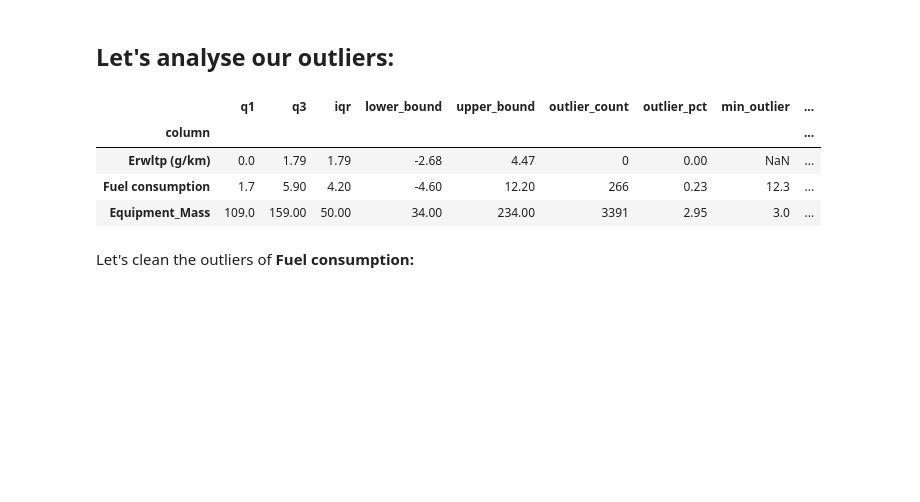
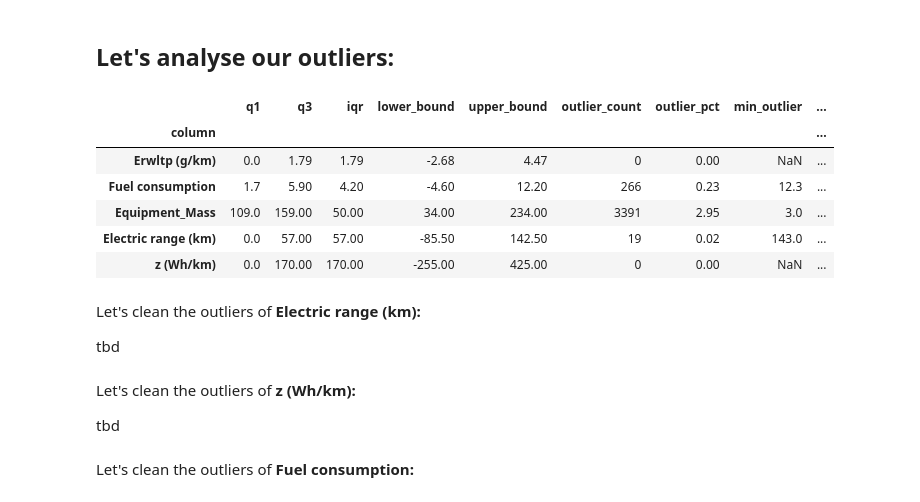
Before and after one commit to serhatgemici/project_data_exploration, a Jupyter notebook: Notebooks/Untitled.ipynb, the cells around one changed output. Cells and saved outputs as stored; diff of their text form; code cells hidden in the pictures; blank space fills up the shorter version.

```diff
--- a/Notebooks/Untitled.ipynb
+++ b/Notebooks/Untitled.ipynb
@@ -28,6 +25,3 @@ If **"Electric range (km)", "z (Wh/km)"** fields are only relevant for certain f
-# %%
-cols_to_drop = ["Electric range (km)", "z (Wh/km)"]
-df_2024.drop(cols_to_drop, axis=1, inplace=True)
 # %% [markdown]
 # Let's see the distributions of the numeric columns:
 # %%
@@ -202,7 +202,9 @@ def outlier_summary():
     my_numeric_cols = [
         "Erwltp (g/km)",
         "Fuel consumption",
-        "Equipment_Mass"
+        "Equipment_Mass",
+        "Electric range (km)",
+        "z (Wh/km)"
     ]
 
     outlier_rows = []
@@ -218,33 +220,43 @@ def outlier_summary():
         outlier_mask = (series < lower_bound) | (series > upper_bound)
 
         outlier_rows.append({
             "column": col,
             "q1": q1,
             "q3": q3,
             "iqr": iqr,
             "lower_bound": lower_bound,
             "upper_bound": upper_bound,
             "outlier_count": outlier_mask.sum(),
             "outlier_pct": round(outlier_mask.mean() * 100, 2),
             "min_outlier": series[outlier_mask].min(),
             "max_outlier": series[outlier_mask].max()
         })
 
     outlier_summary = (
         pd.DataFrame(outlier_rows)
         .set_index("column")
         .round(2)
     )
 
     display(outlier_summary)
 
 outlier_summary()
 # %% [output]
 |  | q1 | q3 | iqr | lower_bound | upper_bound | outlier_count | outlier_pct | min_outlier | ... |
 | column |  |  |  |  |  |  |  |  | ... |
 | Erwltp (g/km) | 0.0 | 1.79 | 1.79 | -2.68 | 4.47 | 0 | 0.00 | NaN | ... |
 | Fuel consumption | 1.7 | 5.90 | 4.20 | -4.60 | 12.20 | 266 | 0.23 | 12.3 | ... |
 | Equipment_Mass | 109.0 | 159.00 | 50.00 | 34.00 | 234.00 | 3391 | 2.95 | 3.0 | ... |
+| Electric range (km) | 0.0 | 57.00 | 57.00 | -85.50 | 142.50 | 19 | 0.02 | 143.0 | ... |
+| z (Wh/km) | 0.0 | 170.00 | 170.00 | -255.00 | 425.00 | 0 | 0.00 | NaN | ... |
+# %% [markdown]
+Let's clean the outliers of **Electric range (km):**
+
+tbd
+# %% [markdown]
+Let's clean the outliers of **z (Wh/km):**
+
+tbd
 # %% [markdown]
 Let's clean the outliers of **Fuel consumption:**
 # %%
```
Also changed, not shown: parts of 9 cells of this notebook.
